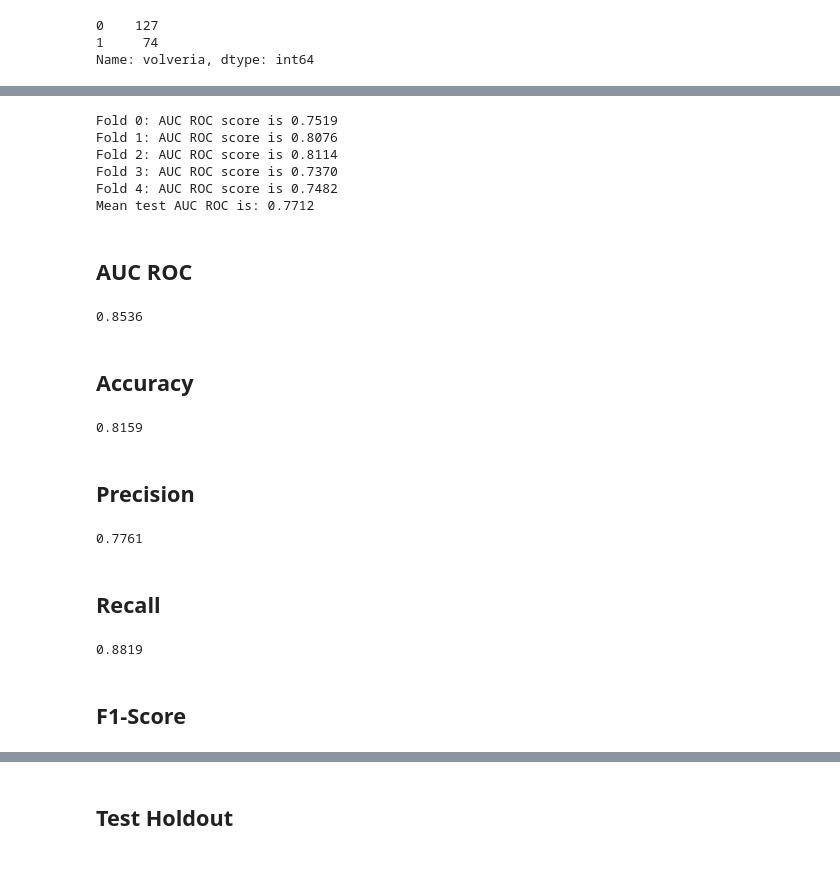
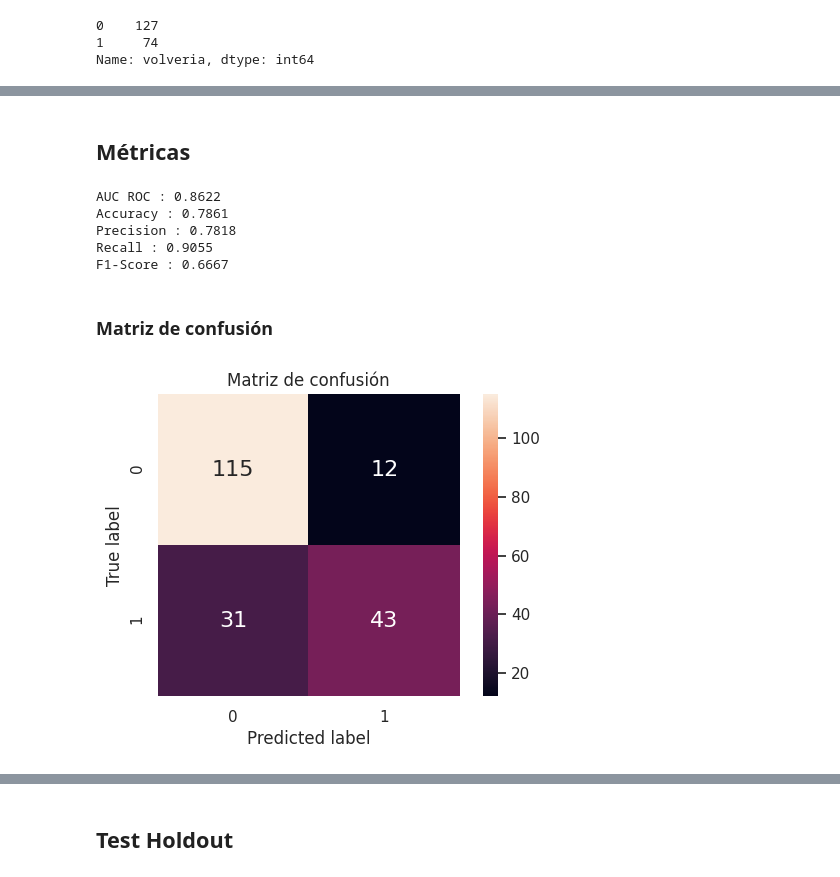
Before and after one commit to JuanOpizzi/Datos-2020-2c, a Jupyter notebook: TP2/bagging.ipynb, the cells around one changed output, grey strips where cells are left out. Saved outputs shown, nothing was run; the diff lists cells and outputs as text; code cells hidden in the pictures.

```diff
--- a/TP2/bagging.ipynb
+++ b/TP2/bagging.ipynb
@@ -75,8 +109,6 @@ Name: volveria, dtype: int64
 y.sum()
 # %% [output]
 307
-# %%
-X_train, X_test, y_train, y_test = train_test_split(X, y, random_state=117)
 # %%
 y_train.value_counts()
 # %% [output]
@@ -114,56 +124,16 @@ Best params {'n_estimators': 11, 'max_samples': 48, 'max_features': 7}
-# %%
-from sklearn.model_selection import KFold, StratifiedKFold
-
-kf = StratifiedKFold(n_splits=5)
-
-test_rocs = []
-for fold_idx, (train_index, test_index) in enumerate(kf.split(X, y)):
-    bagging = BaggingClassifier(
-        base_estimator = DecisionTreeClassifier(max_depth=3, min_samples_leaf=10,random_state=117, criterion="entropy"),
-        n_estimators = rgscv.best_params_['n_estimators'],
-        max_samples = rgscv.best_params_['max_samples'],
-        max_features = rgscv.best_params_['max_features'],
-        random_state = 117
-    )
-    bagging.fit(X.iloc[train_index], y.iloc[train_index])
-    test_roc = roc_auc_score(y.iloc[test_index], bagging.predict(X.iloc[test_index]))
-    print(f"Fold {fold_idx}: AUC ROC score is {test_roc:.4f}")
-    test_rocs.append(test_roc)
-print(f"Mean test AUC ROC is: {np.mean(test_rocs):.4f}")
-# %% [output]
-Fold 0: AUC ROC score is 0.7519
-Fold 1: AUC ROC score is 0.8076
-Fold 2: AUC ROC score is 0.8114
-Fold 3: AUC ROC score is 0.7370
-Fold 4: AUC ROC score is 0.7482
-Mean test AUC ROC is: 0.7712
-# %% [markdown]
-## AUC ROC
-# %%
-roc = roc_auc_score(y_test, bagging.predict_proba(X_test)[:,1])
-print(f"{roc:.4f}")
-# %% [output]
-0.8536
 # %% [markdown]
-## Accuracy
+## Métricas
+# %%
+scores = get_scores(bagging, X_test, y_test)
+# %% [output]
+AUC ROC : 0.8622
+Accuracy : 0.7861
+Precision : 0.7818
+Recall : 0.9055
+F1-Score : 0.6667
+# %% [markdown]
+### Matriz de confusión
 # %%
-acc = accuracy_score(y_test, bagging.predict(X_test))
-print(f"{acc:.4f}")
+plot_confusion_matrix(y_test, bagging.predict(X_test))
 # %% [output]
-0.8159
+[figure, added]
-# %% [markdown]
-## Precision
-# %%
-precision = precision_score(y_test, bagging.predict(X_test))
-print(f"{precision:.4f}")
-# %% [output]
-0.7761
-# %% [markdown]
-## Recall
-# %%
-recall = recall_score(y_test, bagging.predict(X_test), pos_label=0)
-print(f"{recall:.4f}")
-# %% [output]
-0.8819
-# %% [markdown]
-## F1-Score
```
Also changed, not shown: parts of 43 cells of this notebook, 2 other files.
